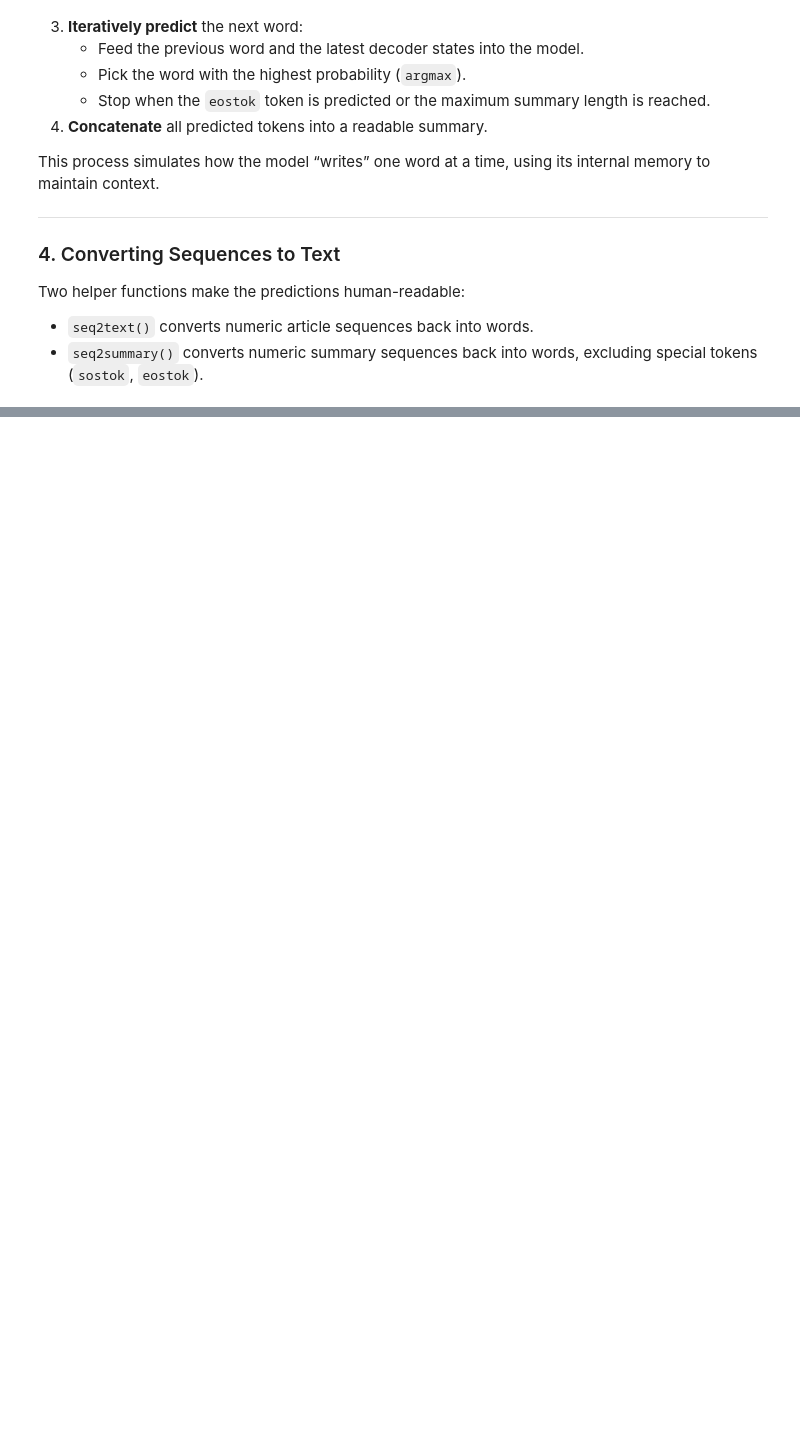
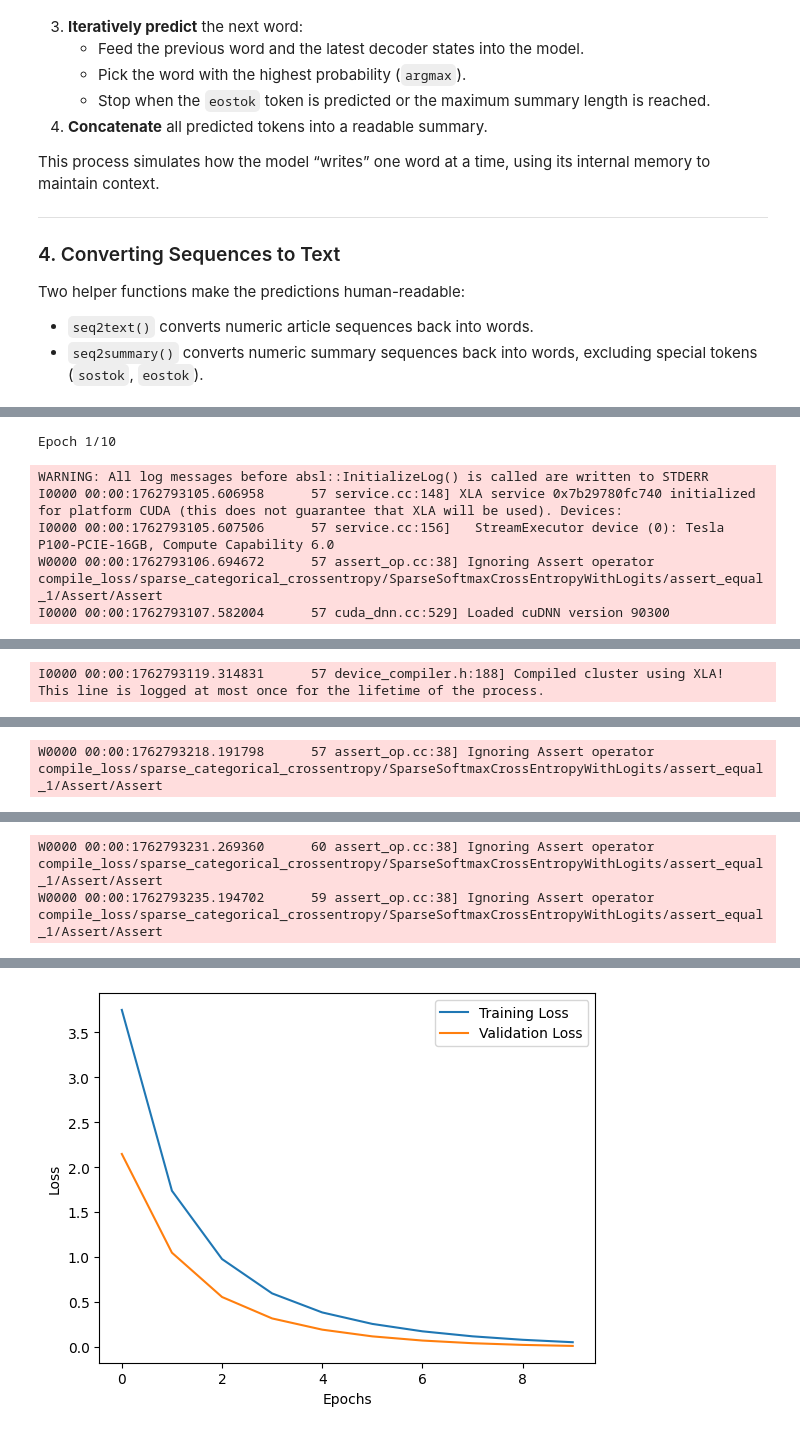
Before and after one commit to tommasofacchin/text-summarization-seq2seq-transformers, a Jupyter notebook: text-summarization-seq2seq-vs-transformers.ipynb, the cells around one changed output, grey strips where cells are left out. Cells and saved outputs as stored; diff of their text form; code cells hidden in the pictures; blank space fills up the shorter version.

```diff
--- a/text-summarization-seq2seq-vs-transformers.ipynb
+++ b/text-summarization-seq2seq-vs-transformers.ipynb
@@ -302,6 +299,6 @@ Percentage of texts with less than 100 words : 0.9988715623996809
 # %%
 max_text_len = 100
-max_summary_len = 15
+max_summary_len = 20
 
 df['cleaned_text'] = df['cleaned_text'].astype(str)
 df['cleaned_summary'] = df['cleaned_summary'].astype(str)
@@ -357,5 +354,5 @@ E0000 00:00:1760959632.327894      19 cuda_blas.cc:1418] Unable to register cuBL
 # %%
-thresh = 5
+thresh = 3
 
 def rare_word_stats(tokenizer, thresh):
     """Return total and rare word counts for a given tokenizer."""
@@ -533,7 +530,6 @@ MODEL_PATH = "/kaggle/working/model_lstm.keras"
 # retrain the model
 if os.path.exists(MODEL_INPUT_PATH):
     model = load_model(MODEL_INPUT_PATH)
-    history = None
 
 else:
     model.compile(optimizer='rmsprop', loss='sparse_categorical_crossentropy')
@@ -696,7 +692,7 @@ def decode_sequence(input_seq):
 
     return decoded_sentence
 # %%
-for i in range(0, 20):
+for i in range(0, 5):
     print ('Review:', seq2text(x_train[i]))
     print ('Original summary:', seq2summary(y_train[i]))
     print ('Predicted summary:', decode_sequence(x_train[i].reshape(1, max_text_len)))
@@ -721,0 +1152,48 @@ Predicted summary:  lava streets attempting monetary monetary dancing monetary d
+# %%
+import os
+import matplotlib.pyplot as plt
+from tensorflow.keras.callbacks import EarlyStopping
+from tensorflow.keras.models import load_model
+
+MODEL_WEIGHTS = "/kaggle/working/model_trans_weights.weights.h5aaa"
+
+
+if os.path.exists(MODEL_WEIGHTS):
+    transformer.load_weights(MODEL_WEIGHTS)
+
+else:
+    batch_size = 64
+    epochs = 10
+
+    es = EarlyStopping(
+        monitor='val_loss',
+        mode='min',
+        patience=3,
+        verbose=1,
+        restore_best_weights=True
+    )
+
+    history = transformer.fit(
+        [encoder_input_data, decoder_input_data],
+        decoder_target_data,
+        validation_data=([encoder_input_val, decoder_input_val], decoder_target_val),
+        batch_size=batch_size,
+        epochs=epochs,
+        callbacks=[es]
+    )
+
+    plt.plot(history.history['loss'], label='Training Loss')
+    plt.plot(history.history['val_loss'], label='Validation Loss')
+    plt.xlabel("Epochs")
+    plt.ylabel("Loss")
+    plt.legend()
+    plt.show()
+
+    #transformer.save_weights(MODEL_WEIGHTS)
+# %% [output]
+Epoch 1/10
+WARNING: All log messages before absl::InitializeLog() is called are written to STDERR
+I0000 00:00:1762793105.606958      57 service.cc:148] XLA service 0x7b29780fc740 initialized for platform CUDA (this does not guarantee that XLA will be used). Devices:
+I0000 00:00:1762793105.607506      57 service.cc:156]   StreamExecutor device (0): Tesla P100-PCIE-16GB, Compute Capability 6.0
+W0000 00:00:1762793106.694672      57 assert_op.cc:38] Ignoring Assert operator compile_loss/sparse_categorical_crossentropy/SparseSoftmaxCrossEntropyWithLogits/assert_equal_1/Assert/Assert
+I0000 00:00:1762793107.582004      57 cuda_dnn.cc:529] Loaded cuDNN version 90300
@@ -721,0 +1201 @@ Predicted summary:  lava streets attempting monetary monetary dancing monetary d
+I0000 00:00:1762793119.314831      57 device_compiler.h:188] Compiled cluster using XLA!  This line is logged at most once for the lifetime of the process.
@@ -721,0 +1203 @@ Predicted summary:  lava streets attempting monetary monetary dancing monetary d
+W0000 00:00:1762793218.191798      57 assert_op.cc:38] Ignoring Assert operator compile_loss/sparse_categorical_crossentropy/SparseSoftmaxCrossEntropyWithLogits/assert_equal_1/Assert/Assert
@@ -721,0 +1205,2 @@ Predicted summary:  lava streets attempting monetary monetary dancing monetary d
+W0000 00:00:1762793231.269360      60 assert_op.cc:38] Ignoring Assert operator compile_loss/sparse_categorical_crossentropy/SparseSoftmaxCrossEntropyWithLogits/assert_equal_1/Assert/Assert
+W0000 00:00:1762793235.194702      59 assert_op.cc:38] Ignoring Assert operator compile_loss/sparse_categorical_crossentropy/SparseSoftmaxCrossEntropyWithLogits/assert_equal_1/Assert/Assert
@@ -721,0 +1227 @@ Predicted summary:  lava streets attempting monetary monetary dancing monetary d
+[figure, added]
```
Also changed, not shown: parts of 27 cells of this notebook.
